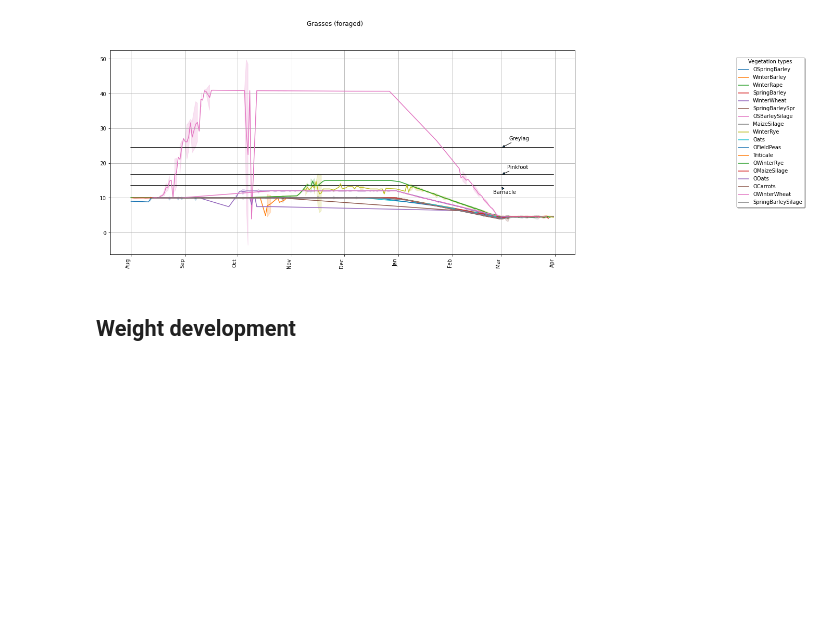
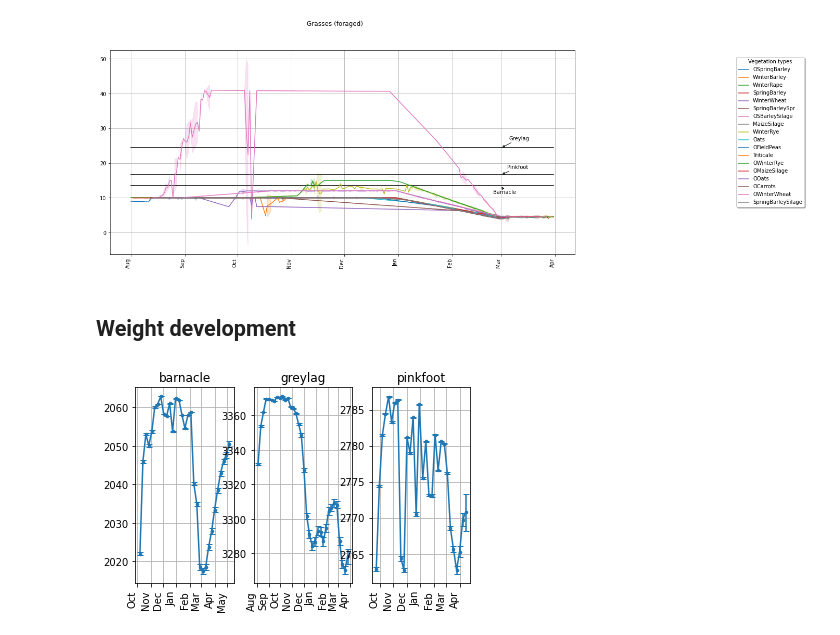
Before and after one commit to andrey-chu/almass_python_testing_mirror, a Jupyter notebook: Goose_test_notebook.ipynb, the cells around one changed output. Saved outputs shown, nothing was run; the diff lists cells and outputs as text; code cells hidden in the pictures; blank space fills up the shorter version.

Commit message:
geese weights updated

```diff
--- a/Goose_test_notebook.ipynb
+++ b/Goose_test_notebook.ipynb
@@ -583,3 +583,24 @@ ax8.legend(handles=p_foraged, labels=nongrass_types_foraged, fancybox=True, shad
 [figure]
 # %% [markdown]
 ## Weight development
+# %%
+weight_data=pd.read_csv(data_dir+"GooseWeightStats.txt", sep='\t', header=0, dtype={'day': np.int16})
+weight_data['daydate']=my_dateparser(weight_data['day'])
+weight_data=weight_data[weight_data.iloc[:,5]>0 ]
+
+fig9, ax9 = plt.subplots(1,3)
+
+months = mdates.MonthLocator()
+myFmt = mdates.DateFormatter('%b')
+# plt.sca()
+fig9.autofmt_xdate(rotation='vertical')
+for i in range(3):
+    ax9[i].xaxis.set_major_formatter(myFmt)
+    ax9[i].grid()
+    ax9[i].xaxis.set_minor_locator(months)
+    ax9[i].xaxis_date()
+    temp_data = weight_data[weight_data['species']==species_names[i]]
+    line9=ax9[i].errorbar(temp_data['daydate'],temp_data['mean_weight'],temp_data['mean_weight_se'], capsize=3, ms=5, marker=".")
+    ax9[i].set_title(species_names[i])
+# %% [output]
+[figure, added]
```
